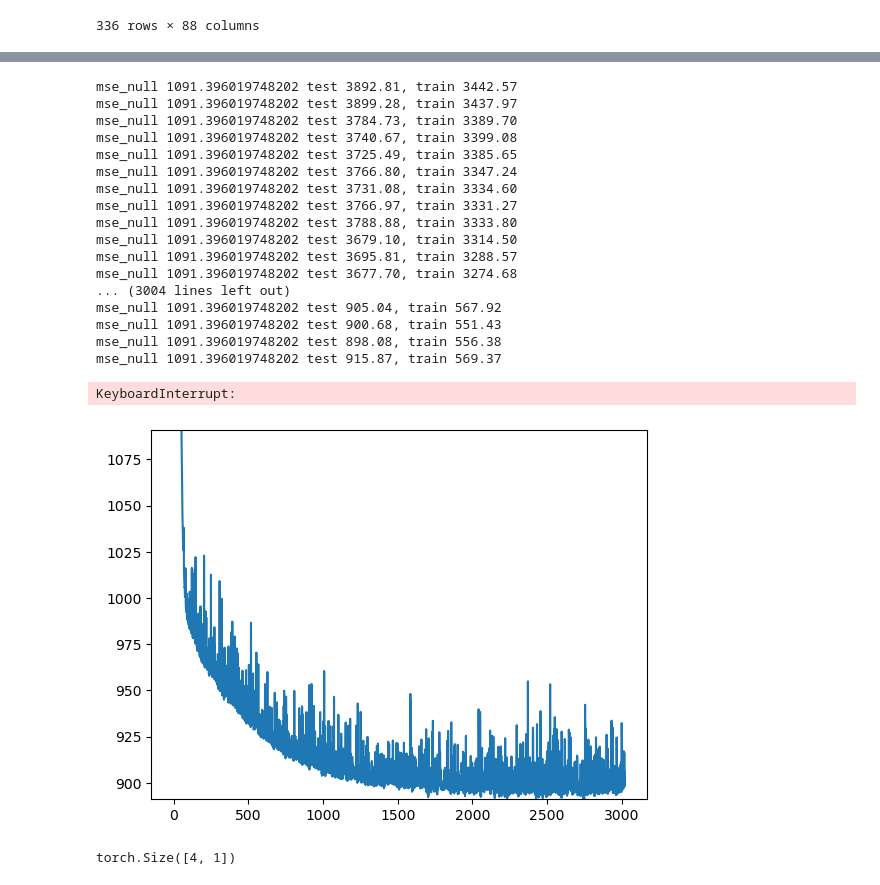
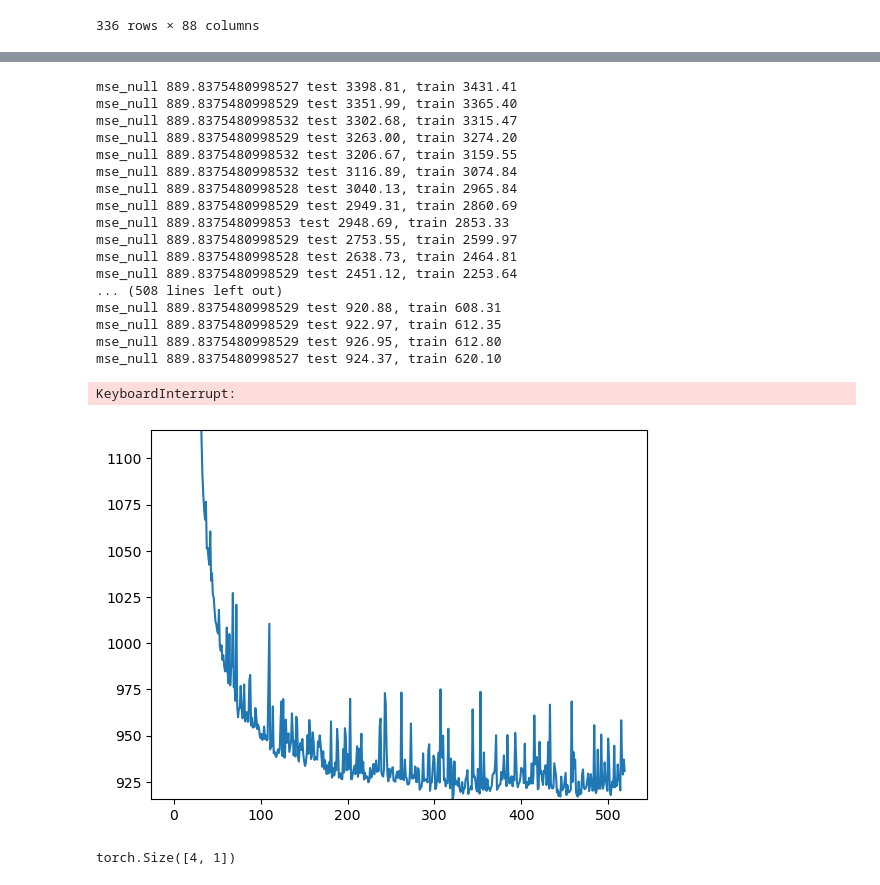
Before and after one commit to khangluong2004/COMP20008_Assignment2, a Jupyter notebook: terry/nn.ipynb, the cells around one changed output, grey strips where cells are left out. Saved outputs shown, nothing was run; the diff lists cells and outputs as text; code cells hidden in the pictures.

```diff
--- a/terry/nn.ipynb
+++ b/terry/nn.ipynb
@@ -122,15 +122,30 @@ new
 
 # one hot encode
 
-state = 69
+state = 72
 train_data: pd.DataFrame = new.sample(frac=0.7, random_state=state)
 test_data = new.drop(train_data.index)
 
+scaler_x = MinMaxScaler(feature_range=(0,1))
+scaler_y = MinMaxScaler(feature_range=(0,1))
+
 train_y = train_data['crime'].values
 train_x = train_data.drop('crime', axis=1).values
-
 test_y = test_data['crime'].values
 test_x = test_data.drop('crime', axis=1).values
+
+
+scaler_x.fit(np.vstack((train_x, test_x)))
+scaler_y.fit(train_y.reshape(-1, 1))
+
+train_x = scaler_x.transform(train_x)
+train_y = scaler_y.transform(train_y.reshape(-1, 1))
+
+
+
+
+test_y = scaler_y.transform(test_y.reshape(-1, 1))
+test_x = scaler_x.transform(test_x)
 
 print(train_x.shape, train_y.shape)
 
@@ -274,21 +289,22 @@ def validate(test_dataloader, model, verbose=False):
             i += 1
             labels = 56
             # labels = 0
-            out = np.hstack((x[:,labels:], y.reshape(-1,1)))
-            old_x = scaler.inverse_transform(out)
+            # old_x = scaler_x.inverse_transform(x)
             # year = old_x[:, year_idx]
-            crime = old_x[:, idx]
+            # crime = old_x[:, idx]
+            crime = scaler_y.inverse_transform(y.reshape(-1,1))
+            old_x = x
             x = x.to(device)
             pred = model(x)
             # print('pred', pred, 'y', y)
             pred = pred.detach().cpu().numpy()
-            x = x.detach().cpu().numpy()
-            out2 = np.hstack((x[:,labels:], pred.reshape(-1,1)))
-            out2 = scaler.inverse_transform(out2)
-            pred = out2[:, idx]
+            old_x = old_x.detach().cpu().numpy()
+            # out2 = np.hstack((x[:,labels:], pred.reshape(-1,1)))
+            out2 = scaler_x.inverse_transform(old_x)
+            pred = scaler_y.inverse_transform(pred.reshape(-1,1))
 
             mse += np.sum((pred - crime) ** 2)
-            mse_null += np.sum((out2[:, last_idx] - crime) ** 2)
+            mse_null += np.sum((out2[:, last_idx+labels] - crime) ** 2)
 
     if verbose:
         # print('mse', np.sqrt(mse/(batch_size*i)), end=' ')
@@ -311,51 +327,51 @@ while not stopping.early_stop:
     # print(f"Epoch {t+1}\n-------------------------------")
     model.train()
     train(train_dataloader, model, loss_fn, optimizer)
 
     test_val = validate(test_dataloader, model, True)
     train_val = validate(train_dataloader, model, False)
     print(f"test {test_val:.2f}, train {train_val:.2f}", end='\n')
 
     stopping(best_val, test_val)
     last = test_val
 
     if test_val < best_val:
         best_val = test_val
         best_model = copy.deepcopy(model)
 
     epochs.append(epoch)
     loss.append(test_val)
     epoch += 1
     if epoch % 10 == 0:
         ax.clear()
         ax.plot(epochs, loss)
         ax.axhline(y=null_mse, color='r')
         ax.set_ylim([best_val, best_val+200])
         fig.savefig('loss.png')
 
 
 print(f"\nBest loss: {best_val:.2f}")
 model = best_model
 # %% [output]
-mse_null 1091.396019748202 test 3892.81, train 3442.57
-mse_null 1091.396019748202 test 3899.28, train 3437.97
-mse_null 1091.396019748202 test 3784.73, train 3389.70
-mse_null 1091.396019748202 test 3740.67, train 3399.08
-mse_null 1091.396019748202 test 3725.49, train 3385.65
-mse_null 1091.396019748202 test 3766.80, train 3347.24
-mse_null 1091.396019748202 test 3731.08, train 3334.60
-mse_null 1091.396019748202 test 3766.97, train 3331.27
-mse_null 1091.396019748202 test 3788.88, train 3333.80
-mse_null 1091.396019748202 test 3679.10, train 3314.50
-mse_null 1091.396019748202 test 3695.81, train 3288.57
-mse_null 1091.396019748202 test 3677.70, train 3274.68
-... (3004 lines left out)
-mse_null 1091.396019748202 test 905.04, train 567.92
-mse_null 1091.396019748202 test 900.68, train 551.43
-mse_null 1091.396019748202 test 898.08, train 556.38
-mse_null 1091.396019748202 test 915.87, train 569.37
+mse_null 889.8375480998527 test 3398.81, train 3431.41
+mse_null 889.8375480998529 test 3351.99, train 3365.40
+mse_null 889.8375480998532 test 3302.68, train 3315.47
+mse_null 889.8375480998529 test 3263.00, train 3274.20
+mse_null 889.8375480998532 test 3206.67, train 3159.55
+mse_null 889.8375480998532 test 3116.89, train 3074.84
+mse_null 889.8375480998528 test 3040.13, train 2965.84
+mse_null 889.8375480998529 test 2949.31, train 2860.69
+mse_null 889.837548099853 test 2948.69, train 2853.33
+mse_null 889.8375480998529 test 2753.55, train 2599.97
+mse_null 889.8375480998528 test 2638.73, train 2464.81
+mse_null 889.8375480998529 test 2451.12, train 2253.64
+... (508 lines left out)
+mse_null 889.8375480998529 test 920.88, train 608.31
+mse_null 889.8375480998529 test 922.97, train 612.35
+mse_null 889.8375480998529 test 926.95, train 612.80
+mse_null 889.8375480998527 test 924.37, train 620.10
 KeyboardInterrupt:
-[figure, old version]
+[figure, new version]
 # %%
 scaler.scale_
 scaler.var_
```
Also changed, not shown: parts of 4 cells of this notebook.
